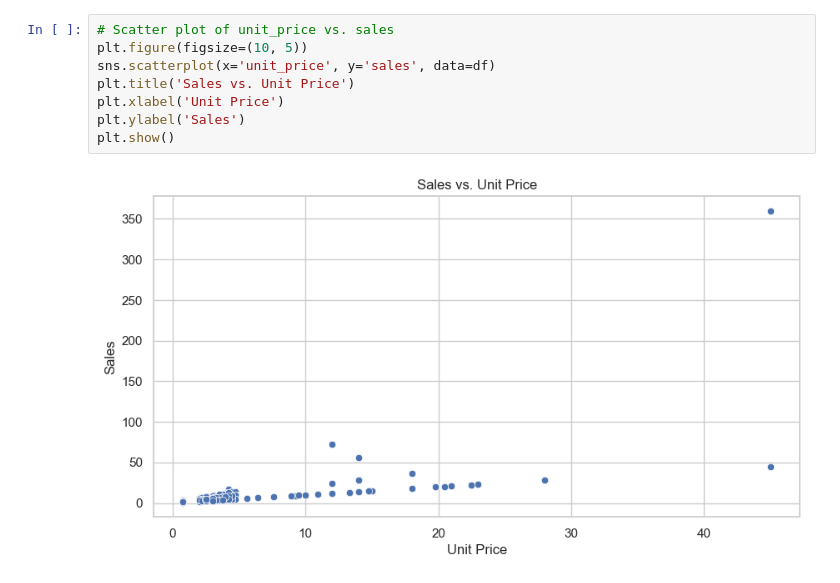
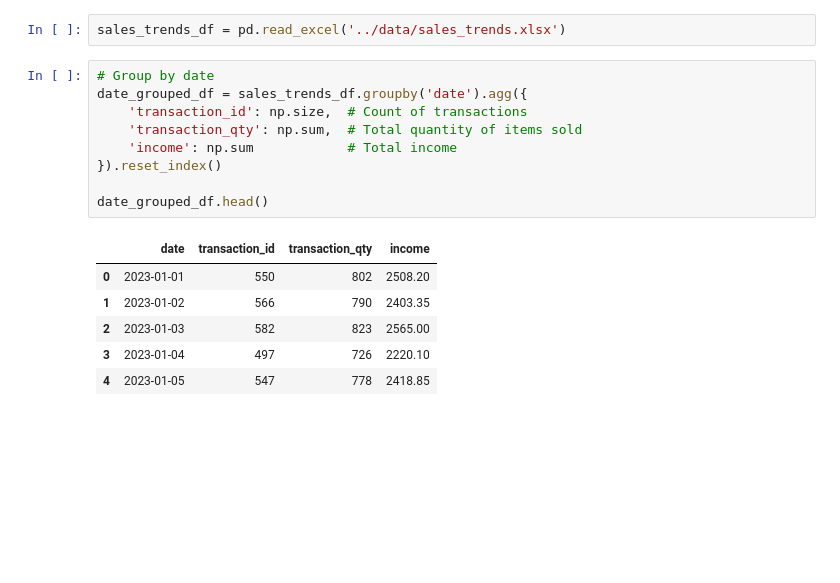
Before and after one commit to Barneyyyyyy/CafeInsight-SalesForecasting, a Jupyter notebook: notebooks/EDA.ipynb, the cells around one changed output. Cells and saved outputs as stored; diff of their text form; blank space fills up the shorter version.

```diff
--- a/notebooks/EDA.ipynb
+++ b/notebooks/EDA.ipynb
@@ -92,10 +6,18 @@ plt.show()
-# %%
-# Scatter plot of unit_price vs. sales
-plt.figure(figsize=(10, 5))
-sns.scatterplot(x='unit_price', y='sales', data=df)
-plt.title('Sales vs. Unit Price')
-plt.xlabel('Unit Price')
-plt.ylabel('Sales')
-plt.show()
-# %% [output]
-[figure, removed]
+# %%
+sales_trends_df = pd.read_excel('../data/sales_trends.xlsx')
+# %%
+# Group by date
+date_grouped_df = sales_trends_df.groupby('date').agg({
+    'transaction_id': np.size,  # Count of transactions
+    'transaction_qty': np.sum,  # Total quantity of items sold
+    'income': np.sum            # Total income
+}).reset_index()
+
+date_grouped_df.head()
+# %% [output]
+|  | date | transaction_id | transaction_qty | income |
+| 0 | 2023-01-01 | 550 | 802 | 2508.20 |
+| 1 | 2023-01-02 | 566 | 790 | 2403.35 |
+| 2 | 2023-01-03 | 582 | 823 | 2565.00 |
+| 3 | 2023-01-04 | 497 | 726 | 2220.10 |
+| 4 | 2023-01-05 | 547 | 778 | 2418.85 |
```
Also changed, not shown: parts of 9 cells of this notebook, 11 other files.
